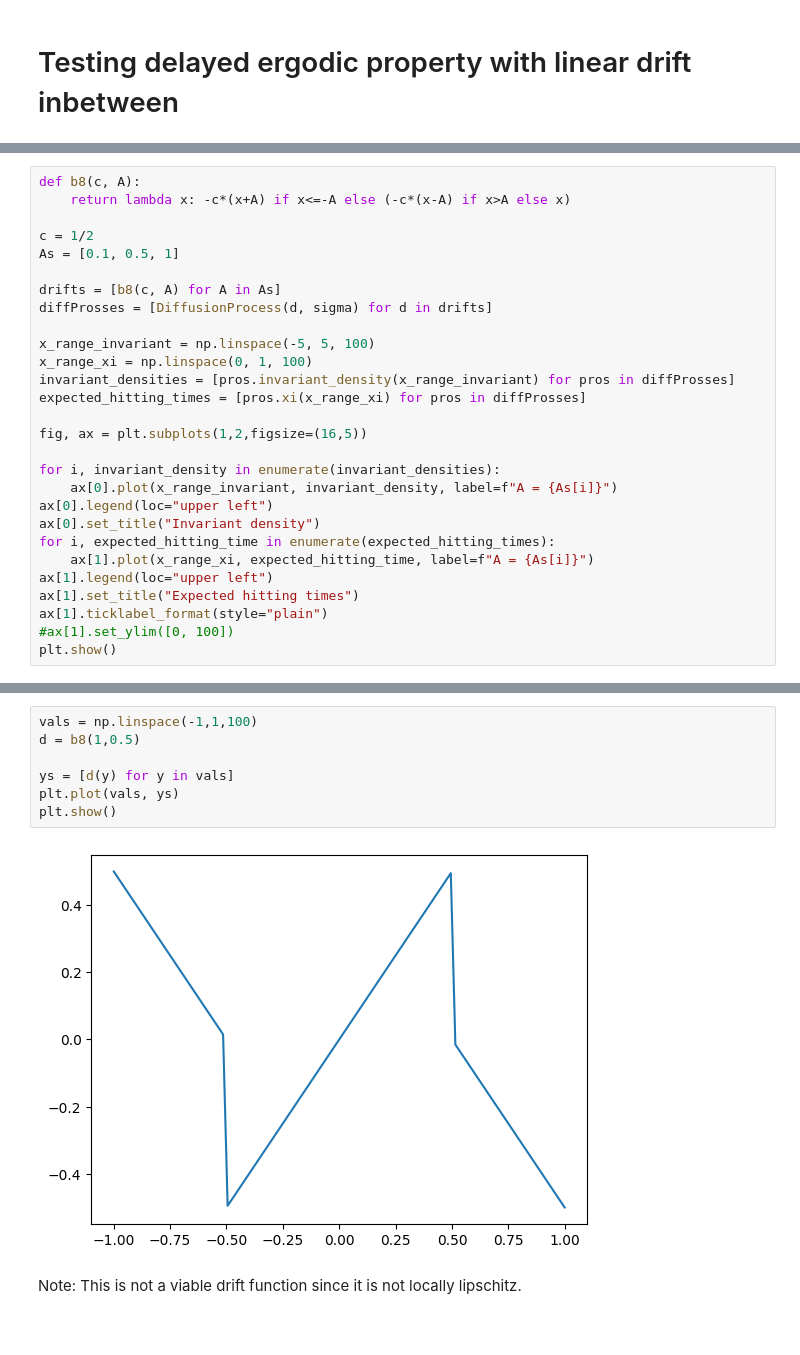
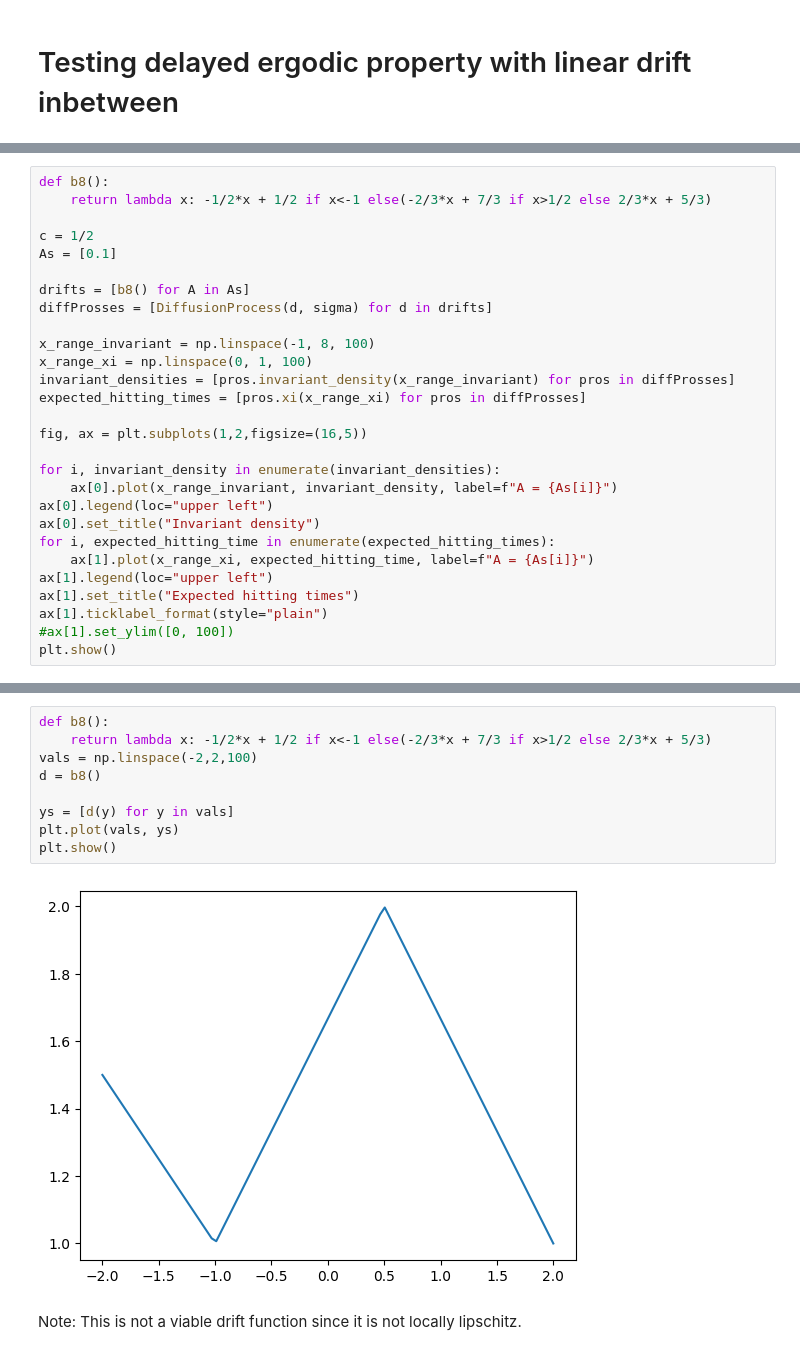
Before and after one commit to RasmusBrostroem/Data-driven-algorithms-for-Impulse-control-problem-Thesis, a Jupyter notebook: TestingDriftFunctions.ipynb, the cells around one changed output, grey strips where cells are left out. Saved outputs shown, nothing was run; the diff lists cells and outputs as text.

```diff
--- a/TestingDriftFunctions.ipynb
+++ b/TestingDriftFunctions.ipynb
@@ -287,14 +286,14 @@ We will fix $c=1/2$ again, and use the same values for $A\in \{0.1, 0.5, 1\}$
 # %%
-def b8(c, A):
-    return lambda x: -c*(x+A) if x<=-A else (-c*(x-A) if x>A else x)
+def b8():
+    return lambda x: -1/2*x + 1/2 if x<-1 else(-2/3*x + 7/3 if x>1/2 else 2/3*x + 5/3)
 
 c = 1/2
-As = [0.1, 0.5, 1]
+As = [0.1]
 
-drifts = [b8(c, A) for A in As]
+drifts = [b8() for A in As]
 diffProsses = [DiffusionProcess(d, sigma) for d in drifts]
 
-x_range_invariant = np.linspace(-5, 5, 100)
+x_range_invariant = np.linspace(-1, 8, 100)
 x_range_xi = np.linspace(0, 1, 100)
 invariant_densities = [pros.invariant_density(x_range_invariant) for pros in diffProsses]
 expected_hitting_times = [pros.xi(x_range_xi) for pros in diffProsses]
@@ -317,12 +316,14 @@ plt.show()
 # %%
-vals = np.linspace(-1,1,100)
-d = b8(1,0.5)
+def b8():
+    return lambda x: -1/2*x + 1/2 if x<-1 else(-2/3*x + 7/3 if x>1/2 else 2/3*x + 5/3)
+vals = np.linspace(-2,2,100)
+d = b8()
 
 ys = [d(y) for y in vals]
 plt.plot(vals, ys)
 plt.show()
 # %% [output]
-[figure, old version]
+[figure, new version]
 # %% [markdown]
 Note: This is not a viable drift function since it is not locally lipschitz.
 # %% [markdown]
```
Also changed, not shown: parts of 2 cells of this notebook.
